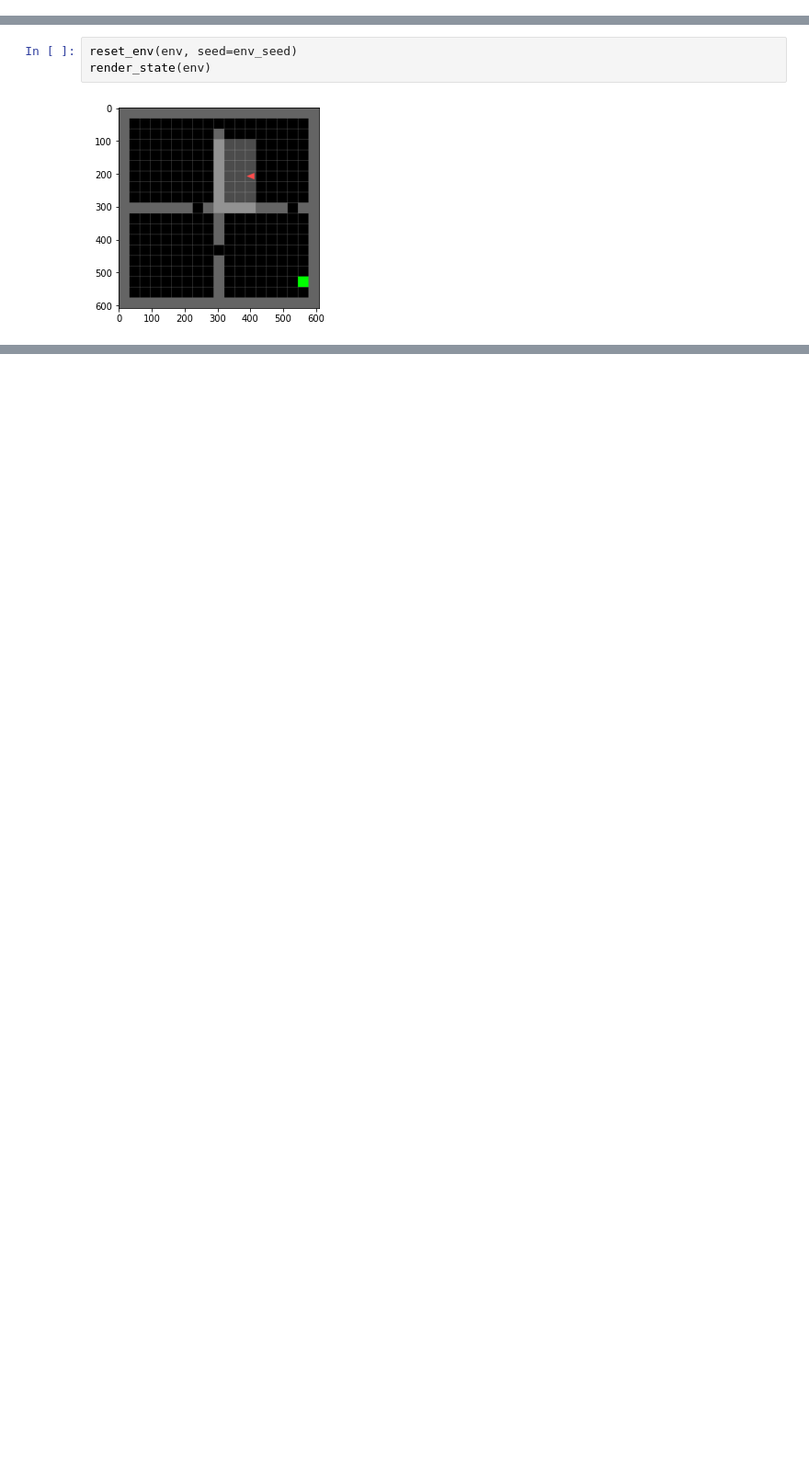
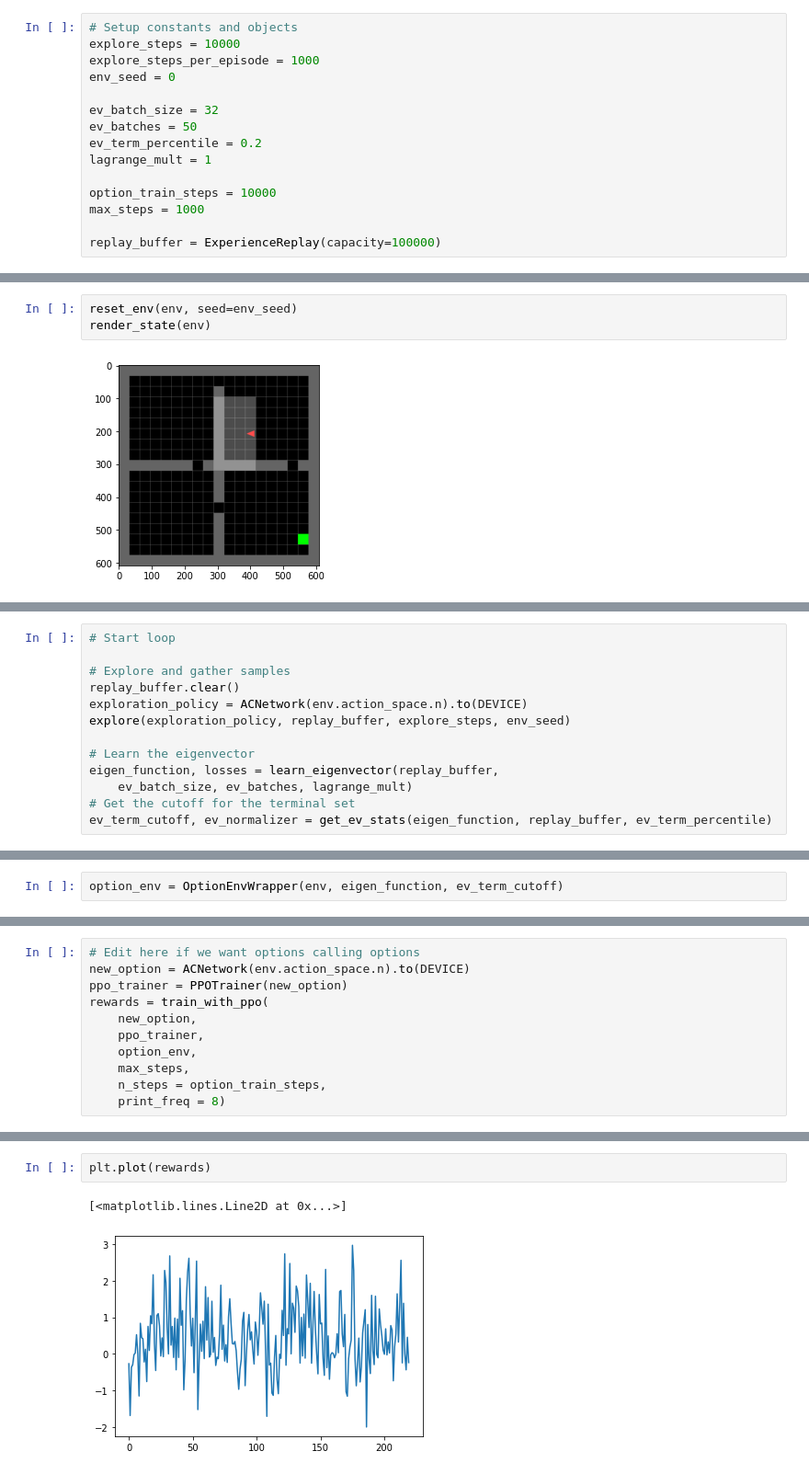
Before and after one commit to ejmejm/OptionsExplorationExperiments, a Jupyter notebook: deep_covering_options.ipynb, the cells around one changed output, grey strips where cells are left out. Shown: that part at 92% size. Cells and saved outputs as stored; diff of their text form; blank space fills up the shorter version.

```diff
--- a/deep_covering_options.ipynb
+++ b/deep_covering_options.ipynb
@@ -289 +324,16 @@ def render_eigenvector(eigen_function, env, env_seed):
+# %%
+# Setup constants and objects
+explore_steps = 10000
+explore_steps_per_episode = 1000
+env_seed = 0
+
+ev_batch_size = 32
+ev_batches = 50
+ev_term_percentile = 0.2
+lagrange_mult = 1
+
+option_train_steps = 10000
+max_steps = 1000
+
+replay_buffer = ExperienceReplay(capacity=100000)
 # %%
@@ -321,0 +363,13 @@ render_eigenvector(eigen_function, env, env_seed)
+# %%
+# Start loop
+
+# Explore and gather samples
+replay_buffer.clear()
+exploration_policy = ACNetwork(env.action_space.n).to(DEVICE)
+explore(exploration_policy, replay_buffer, explore_steps, env_seed)
+
+# Learn the eigenvector
+eigen_function, losses = learn_eigenvector(replay_buffer,
+    ev_batch_size, ev_batches, lagrange_mult)
+# Get the cutoff for the terminal set
+ev_term_cutoff, ev_normalizer = get_ev_stats(eigen_function, replay_buffer, ev_term_percentile)
@@ -321,0 +409,2 @@ render_eigenvector(eigen_function, env, env_seed)
+# %%
+option_env = OptionEnvWrapper(env, eigen_function, ev_term_cutoff)
@@ -321,0 +463,11 @@ render_eigenvector(eigen_function, env, env_seed)
+# %%
+# Edit here if we want options calling options
+new_option = ACNetwork(env.action_space.n).to(DEVICE)
+ppo_trainer = PPOTrainer(new_option)
+rewards = train_with_ppo(
+    new_option,
+    ppo_trainer,
+    option_env,
+    max_steps,
+    n_steps = option_train_steps,
+    print_freq = 8)
@@ -321,0 +492,5 @@ render_eigenvector(eigen_function, env, env_seed)
+# %%
+plt.plot(rewards)
+# %% [output]
+[<matplotlib.lines.Line2D at 0x...>]
+[figure, added]
```
Also changed, not shown: parts of 20 cells of this notebook, 2 other files.
